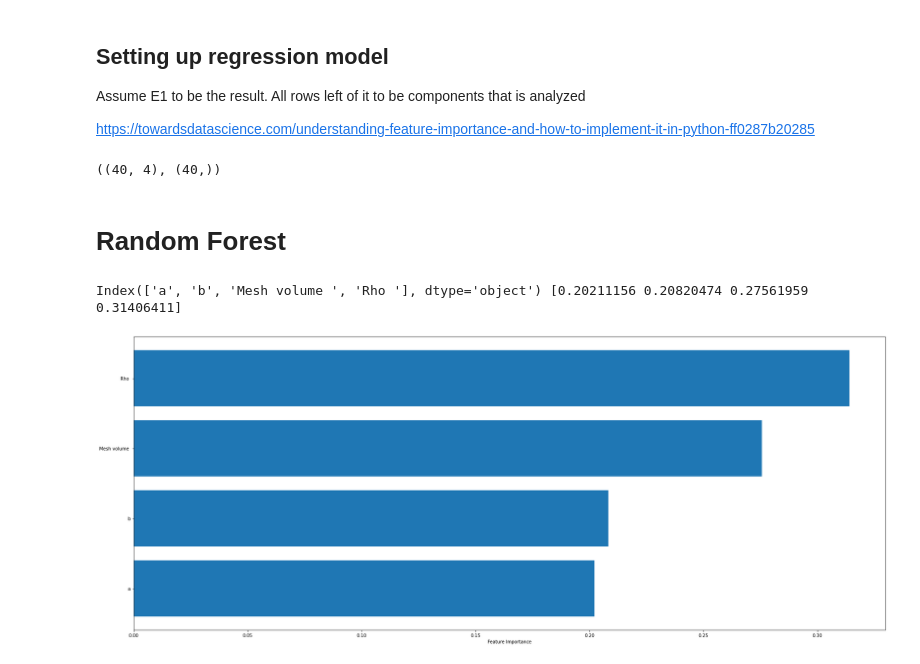
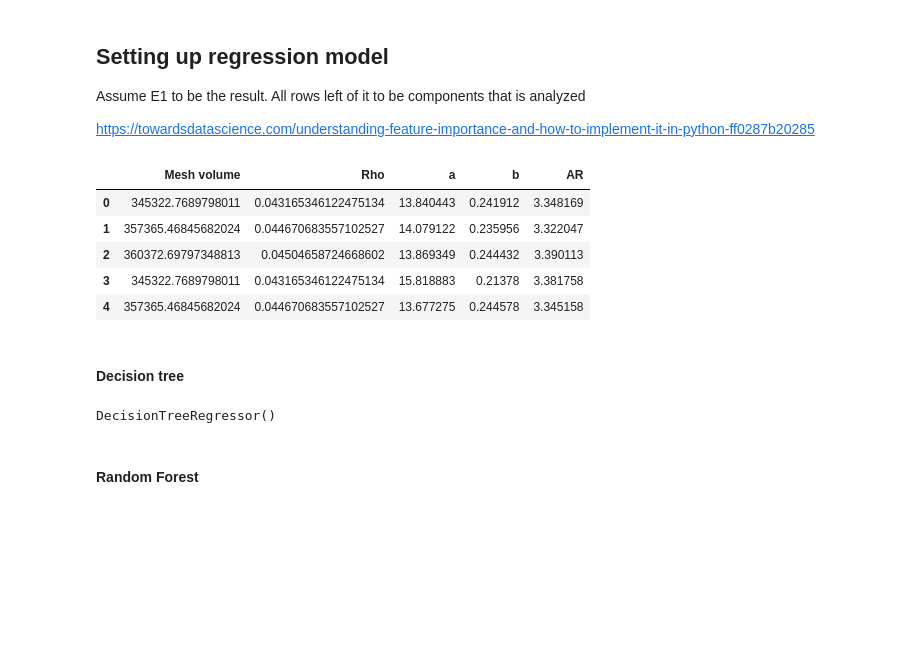
Before and after one commit to Computational-Materials-Science-UK/data_science, a Jupyter notebook: feature_importance.ipynb, the cells around one changed output. Cells and saved outputs as stored; diff of their text form; code cells hidden in the pictures; blank space fills up the shorter version.

```diff
--- a/feature_importance.ipynb
+++ b/feature_importance.ipynb
@@ -158,11 +167,15 @@ Assume E1 to be the result.
 All rows left of it to be components that is analyzed
 
 https://towardsdatascience.com/understanding-feature-importance-and-how-to-implement-it-in-python-ff0287b20285
-# %%
-df = df_input[['Mesh volume ', 'a','b', 'Rho ','E1 ']]
-ncol=len(df.columns)-1
-X = df.iloc[:,0:ncol].values
-y = df.iloc[:,ncol].values
-np.shape(X),np.shape(y)
-# %% [output]
-((40, 4), (40,))
+# %%
+X=df.drop(['E1 ','E2 ','id','C11 '],axis=1)
+y=df["E1 "]
+# %%
+X.head()
+# %% [output]
+|  | Mesh volume | Rho | a | b | AR |
+| 0 | 345322.7689798011 | 0.043165346122475134 | 13.840443 | 0.241912 | 3.348169 |
+| 1 | 357365.46845682024 | 0.044670683557102527 | 14.079122 | 0.235956 | 3.322047 |
+| 2 | 360372.69797348813 | 0.04504658724668602 | 13.869349 | 0.244432 | 3.390113 |
+| 3 | 345322.7689798011 | 0.043165346122475134 | 15.818883 | 0.21378 | 3.381758 |
+| 4 | 357365.46845682024 | 0.044670683557102527 | 13.677275 | 0.244578 | 3.345158 |
@@ -169,24 +190,10 @@ np.shape(X),np.shape(y)
+# %% [markdown]
+#### Decision tree
+# %%
+dtr = DecisionTreeRegressor()
+# fit the model
+dtr.fit(X, y)
+# %% [output]
+DecisionTreeRegressor()
 # %% [markdown]
-# Random Forest
+#### Random Forest
-# %%
-
-X_train, X_test, y_train, y_test = train_test_split(X, y, test_size=0.25, random_state=42)
-
-
-# scaler = StandardScaler()
-# scaler.fit(X_train)
-# X_train = scaler.transform(X_train)
-# X_test = scaler.transform(X_test)
-
-
-rf = RandomForestRegressor(n_estimators=150)
-rf.fit(X_train, y_train)
-sort = rf.feature_importances_.argsort()
-print(df.columns[sort], rf.feature_importances_[sort])
-plt.barh(df.columns[sort], rf.feature_importances_[sort])
-plt.xlabel("Feature Importance")
-plt.rcParams['figure.figsize'] = [8, 6]
-plt.show()
-# %% [output]
-Index(['a', 'b', 'Mesh volume ', 'Rho '], dtype='object') [0.20211156 0.20820474 0.27561959 0.31406411]
-[figure, removed]
```
Also changed, not shown: parts of 19 cells of this notebook.
